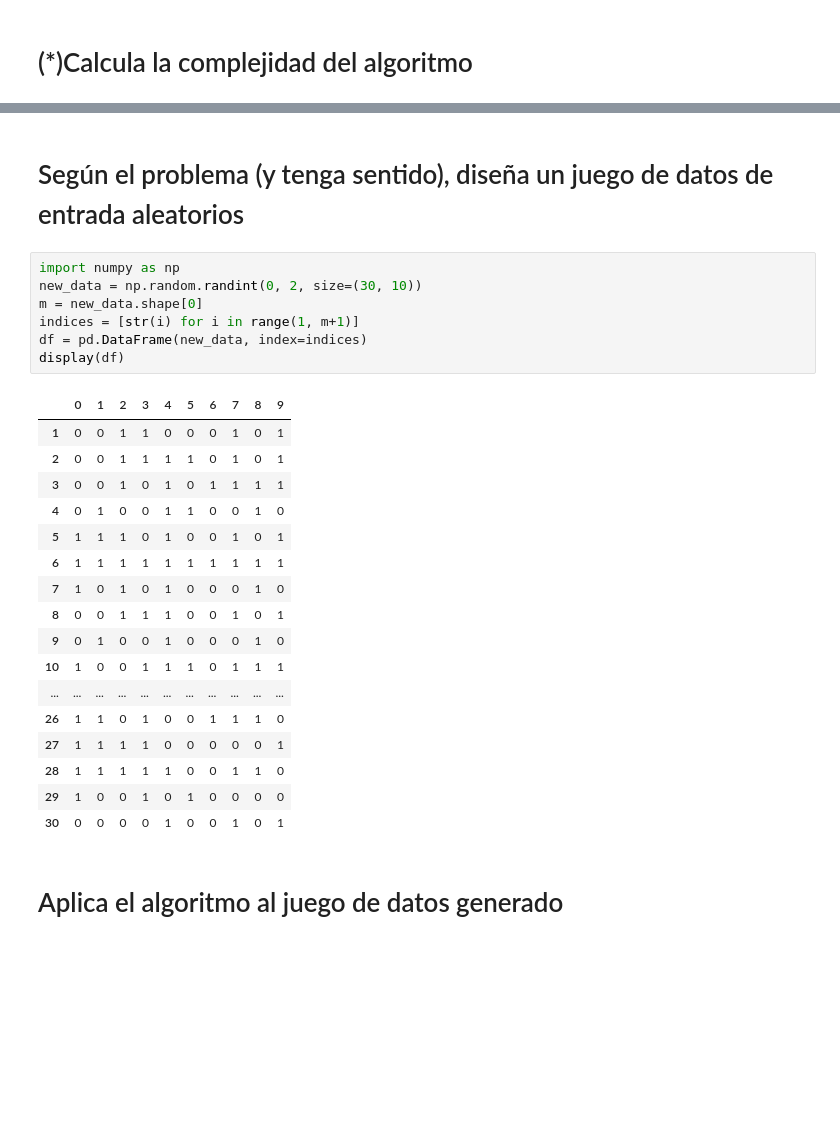
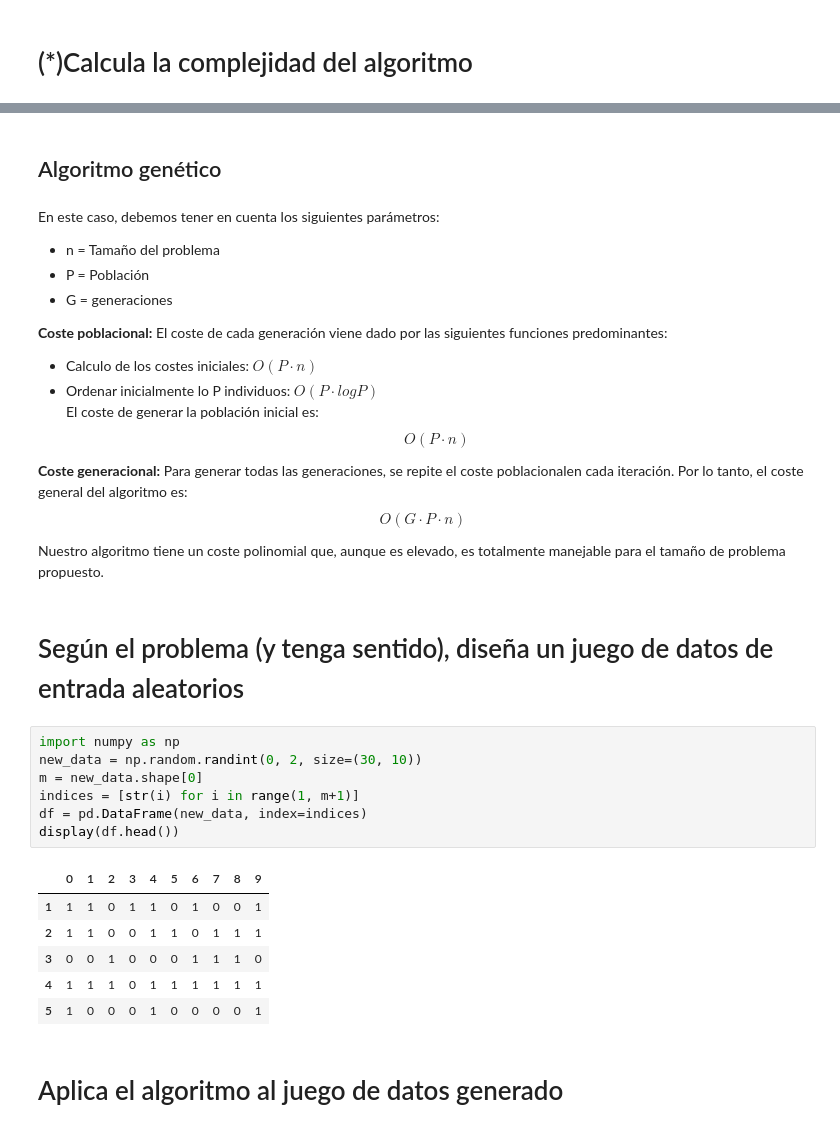
Before and after one commit to osoria80/03MIAR-Algoritmos-de-optimizacion, a Jupyter notebook: Proyecto/Proyecto_genetico.ipynb, the cells around one changed output, grey strips where cells are left out. Saved outputs shown, nothing was run; the diff lists cells and outputs as text; blank space fills up the shorter version.

```diff
--- a/Proyecto/Proyecto_genetico.ipynb
+++ b/Proyecto/Proyecto_genetico.ipynb
@@ -499,33 +581,42 @@ En este caso, si el algoritmo poda una fracción 'p' de ramas, esto afectará al
 En particular, con este algoritmo, estamos obteniendo fracciones podadas del 70% aproxiamadamente, lo cual es un buen valor que permite mejorar de manera notable la complejidad compiutacional con respecto a la fuerza bruta.
 
 Sin embargo, sigue siendo inviable para tamaños del problema a partir de las 15-20 tomas.
+# %% [markdown]
+## Algoritmo genético
+# %% [markdown]
+En este caso, debemos tener en cuenta los siguientes parámetros:
+* n = Tamaño del problema
+* P = Población
+* G = generaciones
+
+**Coste poblacional:**
+El coste de cada generación viene dado por las siguientes funciones predominantes:
+* Calculo de los costes iniciales: $O(P·n)$
+* Ordenar inicialmente lo P individuos: $O(P·logP)$
+<br> El coste de generar la población inicial es:
+$$O(P·n)$$
+
+**Coste generacional:**
+Para generar todas las generaciones, se repite el coste poblacionalen cada iteración. Por lo tanto, el coste general del algoritmo es:
+$$O(G·P·n)$$
+
+Nuestro algoritmo tiene un coste polinomial que, aunque es elevado, es totalmente manejable para el tamaño de problema propuesto.
 # %% [markdown]
 # Según el problema (y tenga sentido), diseña un juego de datos de entrada aleatorios
 # %%
 import numpy as np
 new_data = np.random.randint(0, 2, size=(30, 10))
 m = new_data.shape[0]
 indices = [str(i) for i in range(1, m+1)]
 df = pd.DataFrame(new_data, index=indices)
-display(df)
+display(df.head())
 # %% [output]
 |  | 0 | 1 | 2 | 3 | 4 | 5 | 6 | 7 | 8 | 9 |
-| 1 | 0 | 0 | 1 | 1 | 0 | 0 | 0 | 1 | 0 | 1 |
-| 2 | 0 | 0 | 1 | 1 | 1 | 1 | 0 | 1 | 0 | 1 |
-| 3 | 0 | 0 | 1 | 0 | 1 | 0 | 1 | 1 | 1 | 1 |
-| 4 | 0 | 1 | 0 | 0 | 1 | 1 | 0 | 0 | 1 | 0 |
-| 5 | 1 | 1 | 1 | 0 | 1 | 0 | 0 | 1 | 0 | 1 |
-| 6 | 1 | 1 | 1 | 1 | 1 | 1 | 1 | 1 | 1 | 1 |
-| 7 | 1 | 0 | 1 | 0 | 1 | 0 | 0 | 0 | 1 | 0 |
-| 8 | 0 | 0 | 1 | 1 | 1 | 0 | 0 | 1 | 0 | 1 |
-| 9 | 0 | 1 | 0 | 0 | 1 | 0 | 0 | 0 | 1 | 0 |
-| 10 | 1 | 0 | 0 | 1 | 1 | 1 | 0 | 1 | 1 | 1 |
-| ... | ... | ... | ... | ... | ... | ... | ... | ... | ... | ... |
-| 26 | 1 | 1 | 0 | 1 | 0 | 0 | 1 | 1 | 1 | 0 |
-| 27 | 1 | 1 | 1 | 1 | 0 | 0 | 0 | 0 | 0 | 1 |
-| 28 | 1 | 1 | 1 | 1 | 1 | 0 | 0 | 1 | 1 | 0 |
-| 29 | 1 | 0 | 0 | 1 | 0 | 1 | 0 | 0 | 0 | 0 |
-| 30 | 0 | 0 | 0 | 0 | 1 | 0 | 0 | 1 | 0 | 1 |
+| 1 | 1 | 1 | 0 | 1 | 1 | 0 | 1 | 0 | 0 | 1 |
+| 2 | 1 | 1 | 0 | 0 | 1 | 1 | 0 | 1 | 1 | 1 |
+| 3 | 0 | 0 | 1 | 0 | 0 | 0 | 1 | 1 | 1 | 0 |
+| 4 | 1 | 1 | 1 | 0 | 1 | 1 | 1 | 1 | 1 | 1 |
+| 5 | 1 | 0 | 0 | 0 | 1 | 0 | 0 | 0 | 0 | 1 |
 # %% [markdown]
 # Aplica el algoritmo al juego de datos generado
 # %%
```
Also changed, not shown: parts of 19 cells of this notebook.
